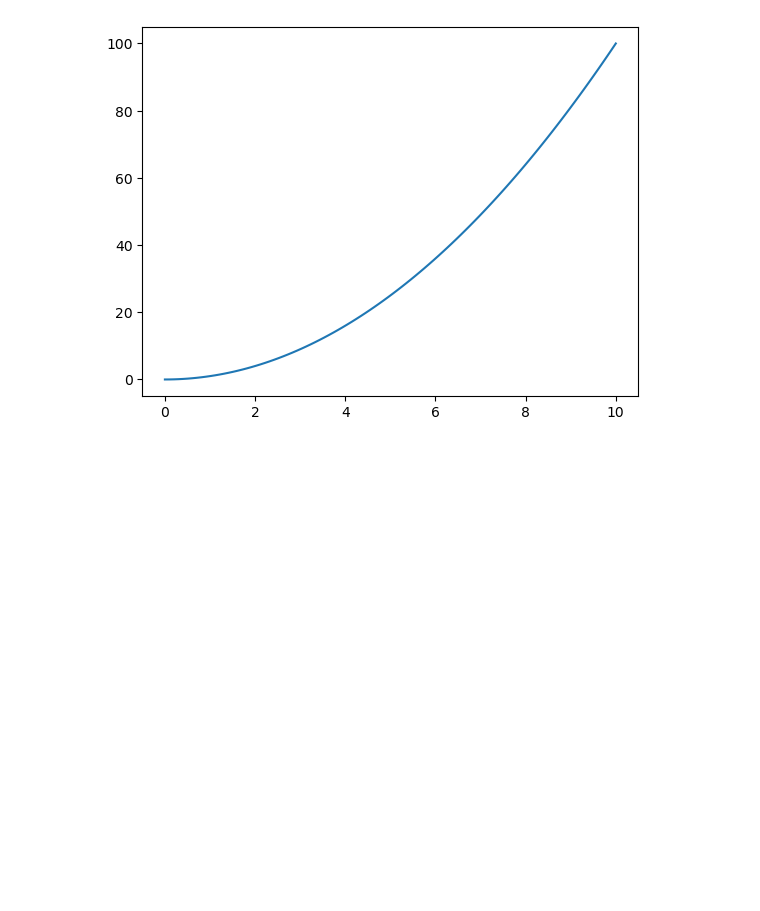
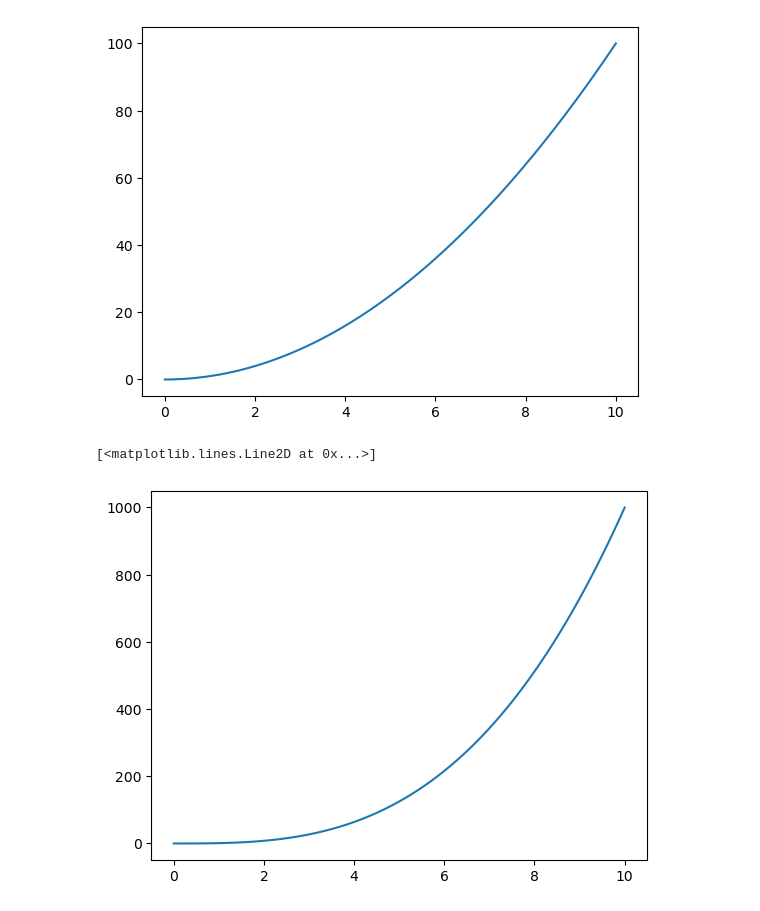
Before and after one commit to Michal-Radomski/Python-Data-Visualization, a Jupyter notebook: 01 Data Visualization/01_Matplotlib/example_1.ipynb, the cells around one changed output. Saved outputs shown, nothing was run; the diff lists cells and outputs as text; code cells hidden in the pictures; blank space fills up the shorter version.

Commit message:
Data Visualization in Python course - commit 03

```diff
--- a/01 Data Visualization/01_Matplotlib/example_1.ipynb
+++ b/01 Data Visualization/01_Matplotlib/example_1.ipynb
@@ -28,3 +28,9 @@ plt.plot(x, x**2)
 # %% [output]
 [<matplotlib.lines.Line2D at 0x...>]
 [figure]
+# %%
+plt.figure()
+plt.plot(x,x**3)
+# %% [output]
+[<matplotlib.lines.Line2D at 0x...>]
+[figure, added]
```
Also changed, not shown: parts of 3 cells of this notebook.
